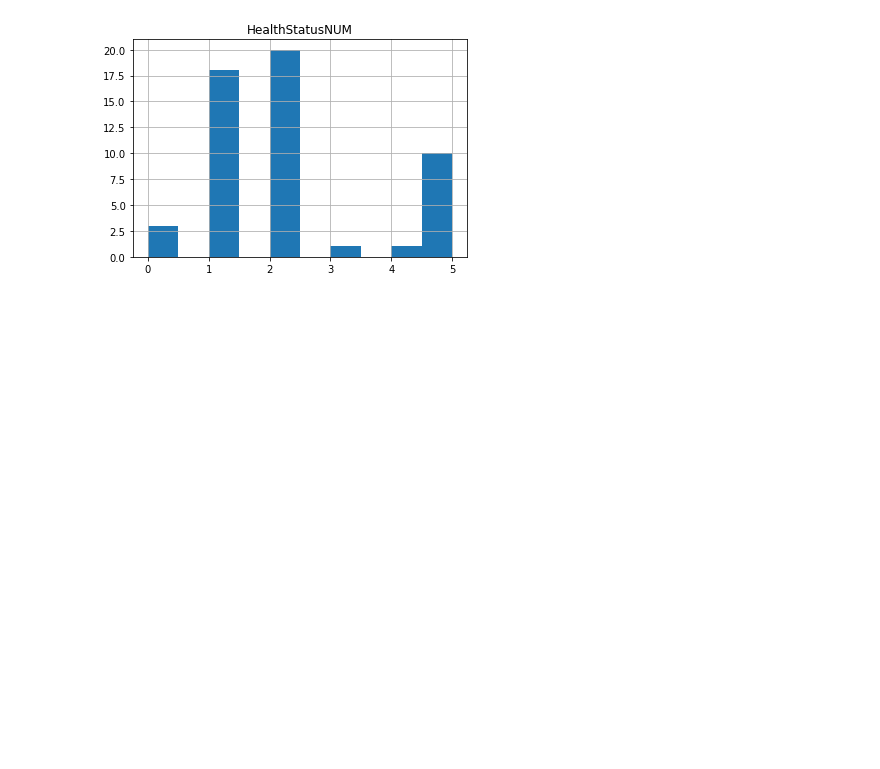
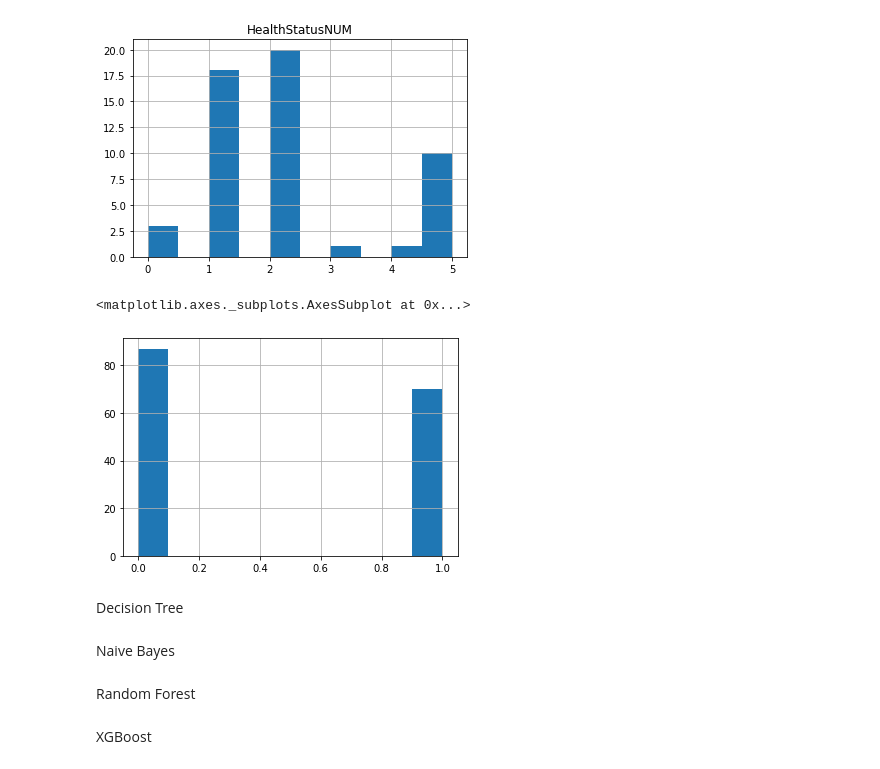
Before and after one commit to angelaaaateng/ML_COVID_PREDICTION, a Jupyter notebook: lauren_modeling.ipynb, the cells around one changed output. Cells and saved outputs as stored; diff of their text form; code cells hidden in the pictures; blank space fills up the shorter version.

```diff
--- a/lauren_modeling.ipynb
+++ b/lauren_modeling.ipynb
@@ -189,3 +189,25 @@ test.hist(column='HealthStatusNUM')
 array([[<matplotlib.axes._subplots.AxesSubplot object at 0x...>]],
       dtype=object)
 [figure]
+# %%
+ train, val, test = np.split(data_clean.sample(frac=1), [int(.6*len(data_clean)), int(.8*len(data_clean))])
+# %%
+train=train.reset_index(drop=True)
+val=val.reset_index(drop=True)
+test=test.reset_index(drop=True)
+# %%
+
+def health_status_binary(series):
+    if series > 2:
+        return 1
+    else:
+        return 0
+
+train['Health Status Binary'] = train['HealthStatusNUM'].apply(health_status_binary)
+val['Health Status Binary'] = val['HealthStatusNUM'].apply(health_status_binary)
+test['Health Status Binary'] = test['HealthStatusNUM'].apply(health_status_binary)
+
+train['Health Status Binary'].hist()
+# %% [output]
+<matplotlib.axes._subplots.AxesSubplot at 0x...>
+[figure, added]
@@ -191,0 +234,8 @@ array([[<matplotlib.axes._subplots.AxesSubplot object at 0x...>]],
+# %% [markdown]
+Decision Tree
+# %% [markdown]
+Naive Bayes
+# %% [markdown]
+Random Forest
+# %% [markdown]
+XGBoost
```
Also changed, not shown: parts of 1 cell of this notebook.
